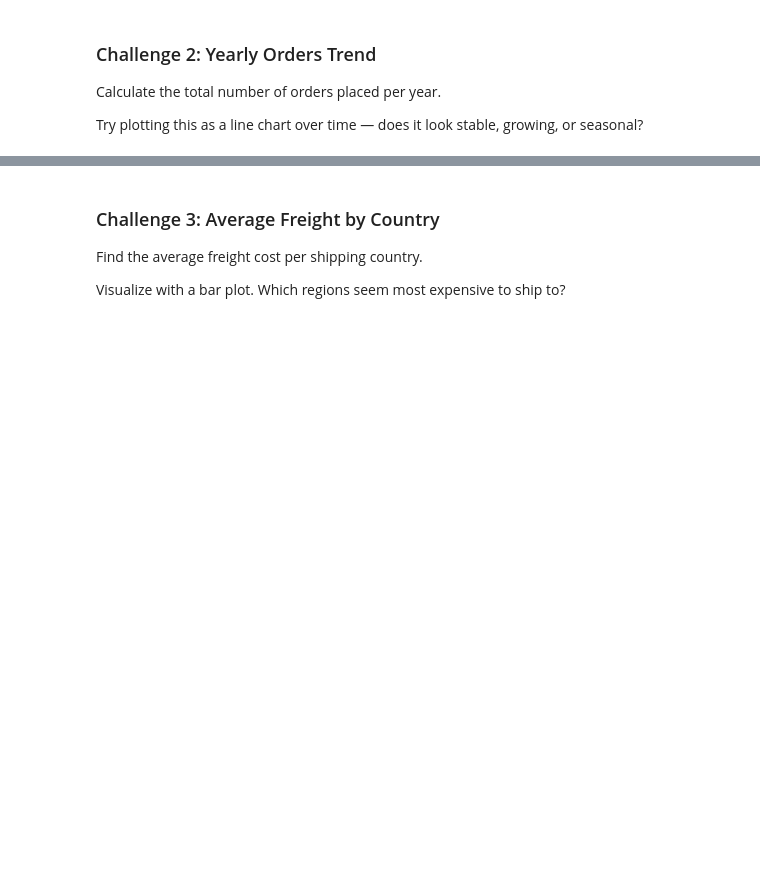
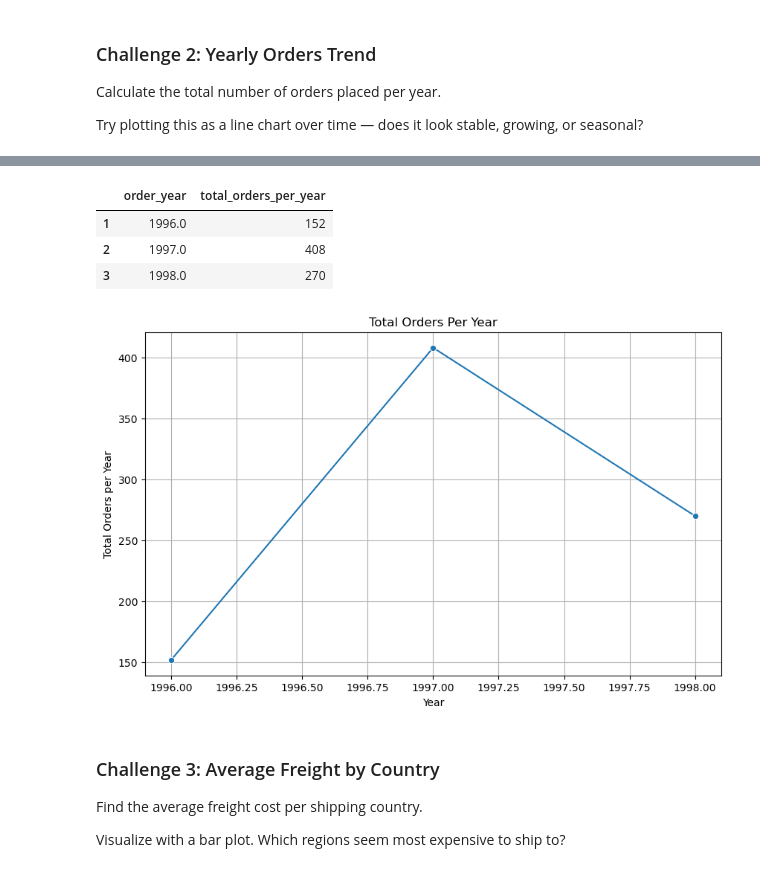
Before and after one commit to amandawang90-spec/neuefische-data-analysis-180825-analytics_engineering_module_and_projects, a Jupyter notebook: 02_sql_with_python/exercise/02_sql_with_python_exercise.ipynb, the cells around one changed output, grey strips where cells are left out. Saved outputs shown, nothing was run; the diff lists cells and outputs as text; code cells hidden in the pictures; blank space fills up the shorter version.

```diff
--- a/02_sql_with_python/exercise/02_sql_with_python_exercise.ipynb
+++ b/02_sql_with_python/exercise/02_sql_with_python_exercise.ipynb
@@ -22,3 +136,33 @@ Try plotting this as a line chart over time — does it look stable, growing, or
+# %%
+# Total orders per year
+query_total_orders_per_country = '''
+SELECT
+   EXTRACT (YEAR FROM order_date::DATE) AS order_year,
+   COUNT(order_id) AS total_orders_per_year
+FROM northwind_orders
+GROUP BY EXTRACT (YEAR FROM order_date::DATE)
+ORDER BY order_year
+'''
+# %%
+total_orders_per_years = pd.read_sql(query_total_orders_per_country, con=engine)
+total_orders_per_years.index += 1
+total_orders_per_years
+# %% [output]
+|  | order_year | total_orders_per_year |
+| 1 | 1996.0 | 152 |
+| 2 | 1997.0 | 408 |
+| 3 | 1998.0 | 270 |
+# %%
+# Total orders per year - bar chart
+plt.figure(figsize=(10,6))
+sns.lineplot(data=total_orders_per_years, x='order_year', y='total_orders_per_year', marker='o')
+plt.title('Total Orders Per Year')
+plt.xlabel('Year')
+plt.ylabel('Total Orders per Year')
+plt.grid(True)  # optional, adds grid lines
+plt.show()
+# %% [output]
+[figure, added]
 # %% [markdown]
 ### Challenge 3: Average Freight by Country
 
```
Also changed, not shown: parts of 44 cells of this notebook, 5 other files.
